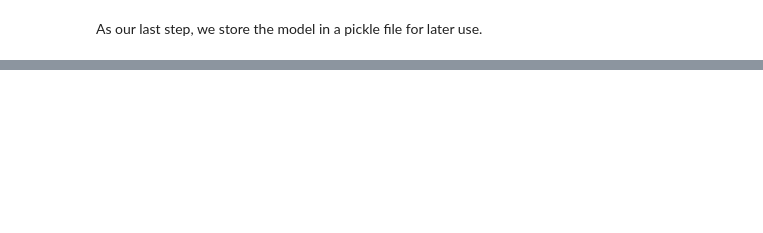
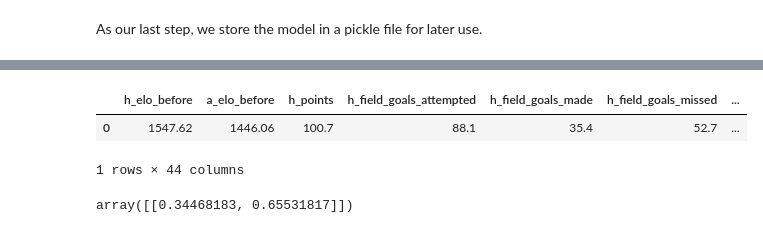
Before and after one commit to hughbromund/DubbClub, a Jupyter notebook: models/nba_win.ipynb, the cells around one changed output, grey strips where cells are left out. Cells and saved outputs as stored; diff of their text form; code cells hidden in the pictures; blank space fills up the shorter version.

```diff
--- a/models/nba_win.ipynb
+++ b/models/nba_win.ipynb
@@ -766,0 +832,62 @@ Probability Matrix: [[0.58441495 0.41558505]
+# %%
+temp = {
+    "h_elo_before": [1547.62],
+    "a_elo_before": [1446.06],
+    "h_points": [100.7],
+    "h_field_goals_attempted": [88.1],
+    "h_field_goals_made": [35.4],
+    "h_field_goals_missed": [52.7],
+    "h_free_throws_attempted": [24.4],
+    "h_free_throws_made": [18.7],
+    "h_free_throws_missed": [5.7],
+    "h_3_pt_attempted": [41.6],
+    "h_3_pt_made": [11.2],
+    "h_3_pt_missed": [30.4],
+    "h_2_pt_attempted": [46.5],
+    "h_2_pt_made": [24.2],
+    "h_2_pt_missed": [22.3],
+    "h_total_reb": [38.9],
+    "h_off_reb": [9.3],
+    "h_def_reb": [29.6],
+    "h_assists": [19.8],
+    "h_steals": [7.8],
+    "h_turnovers": [13.4],
+    "h_blocks": [4.8],
+    "h_fouls": [20.3],
+
+    "a_points": [105.5],
+    "a_field_goals_attempted": [86.9],
+    "a_field_goals_made": [39.3],
+    "a_field_goals_missed": [47.6],
+    "a_free_throws_attempted": [23.0],
+    "a_free_throws_made": [16.9],
+    "a_free_throws_missed": [6.1],
+    "a_3_pt_attempted": [29.9],
+    "a_3_pt_made": [10.0],
+    "a_3_pt_missed": [19.9],
+    "a_2_pt_attempted": [57.0],
+    "a_2_pt_made": [29.3],
+    "a_2_pt_missed": [27.7],
+    "a_total_reb": [44.7],
+    "a_off_reb": [11.8],
+    "a_def_reb": [32.9],
+    "a_assists": [24.0],
+    "a_steals": [7.3],
+    "a_turnovers": [15.9],
+    "a_blocks": [5.5],
+    "a_fouls": [20.5],
+}
+
+temp_df = pd.DataFrame(data=temp)
+temp_df.head()
+# %% [output]
+|  | h_elo_before | a_elo_before | h_points | h_field_goals_attempted | h_field_goals_made | h_field_goals_missed | ... |
+| 0 | 1547.62 | 1446.06 | 100.7 | 88.1 | 35.4 | 52.7 | ... |
+1 rows × 44 columns
+# %%
+asd = loaded_model.predict_proba(temp_df)
+# asd = loaded_model.predict_proba(i_am_temp.to_frame().T)
+asd
+# print(i_am_temp)
+# %% [output]
+array([[0.34468183, 0.65531817]])
```
Also changed, not shown: parts of 6 cells of this notebook, 3 other files.
